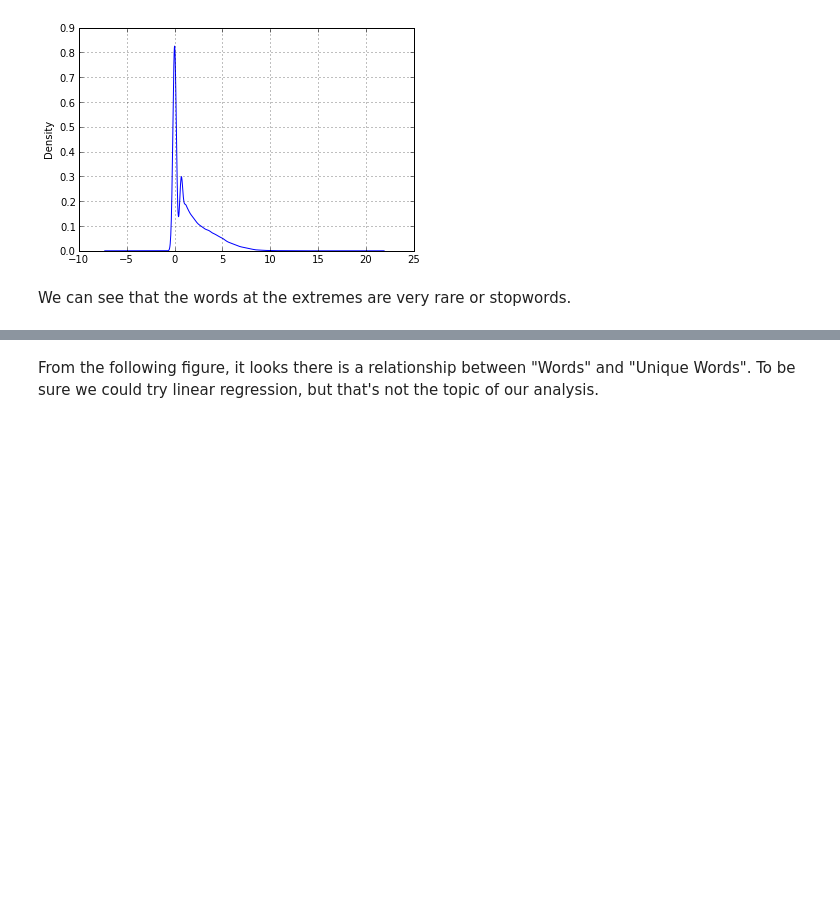
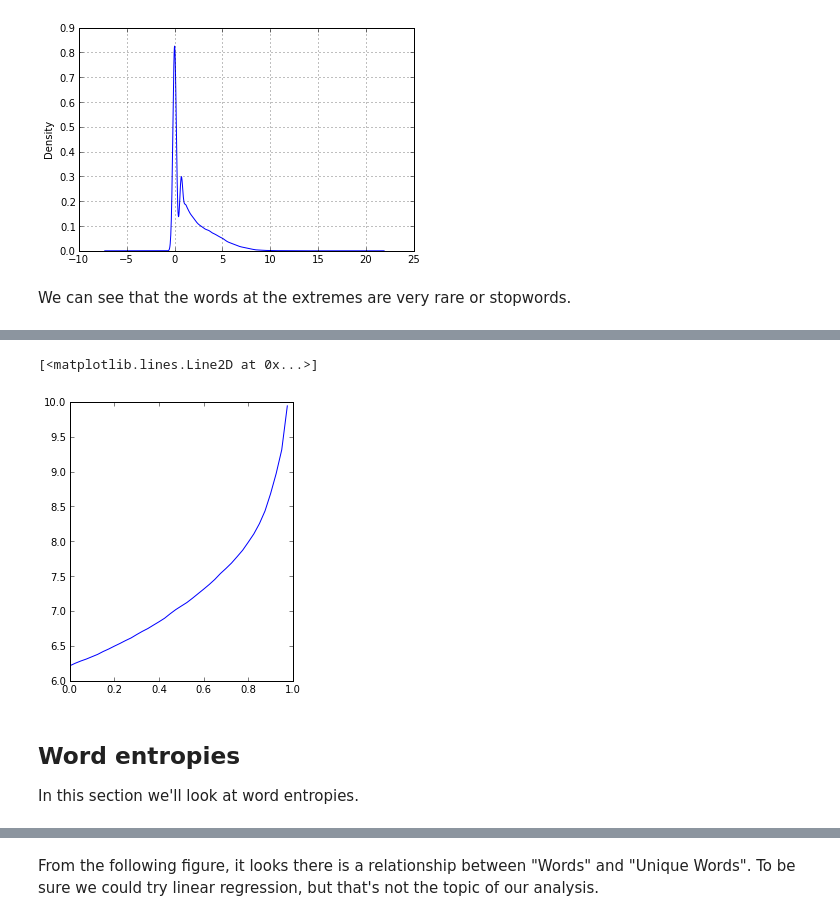
Before and after one commit to alepulver/tp-final-incc, a Jupyter notebook: Exploratory analysis.ipynb, the cells around one changed output, grey strips where cells are left out. Drawn from its saved outputs; the diff is of its cells as text; code cells hidden in the pictures; blank space fills up the shorter version.

```diff
--- a/Exploratory analysis.ipynb
+++ b/Exploratory analysis.ipynb
@@ -130,0 +155,9 @@ boxplot(df['Count'].apply(numpy.log))
+# %%
+plot([x/40 for x in range(40)], [math.log(anotherCountSeries.quantile(x/40)) for x in range(40)])
+# %% [output]
+[<matplotlib.lines.Line2D at 0x...>]
+[figure, added]
+# %% [markdown]
+## Word entropies
+
+In this section we'll look at word entropies.
```
Also changed, not shown: parts of 25 cells of this notebook, 8 other files.
